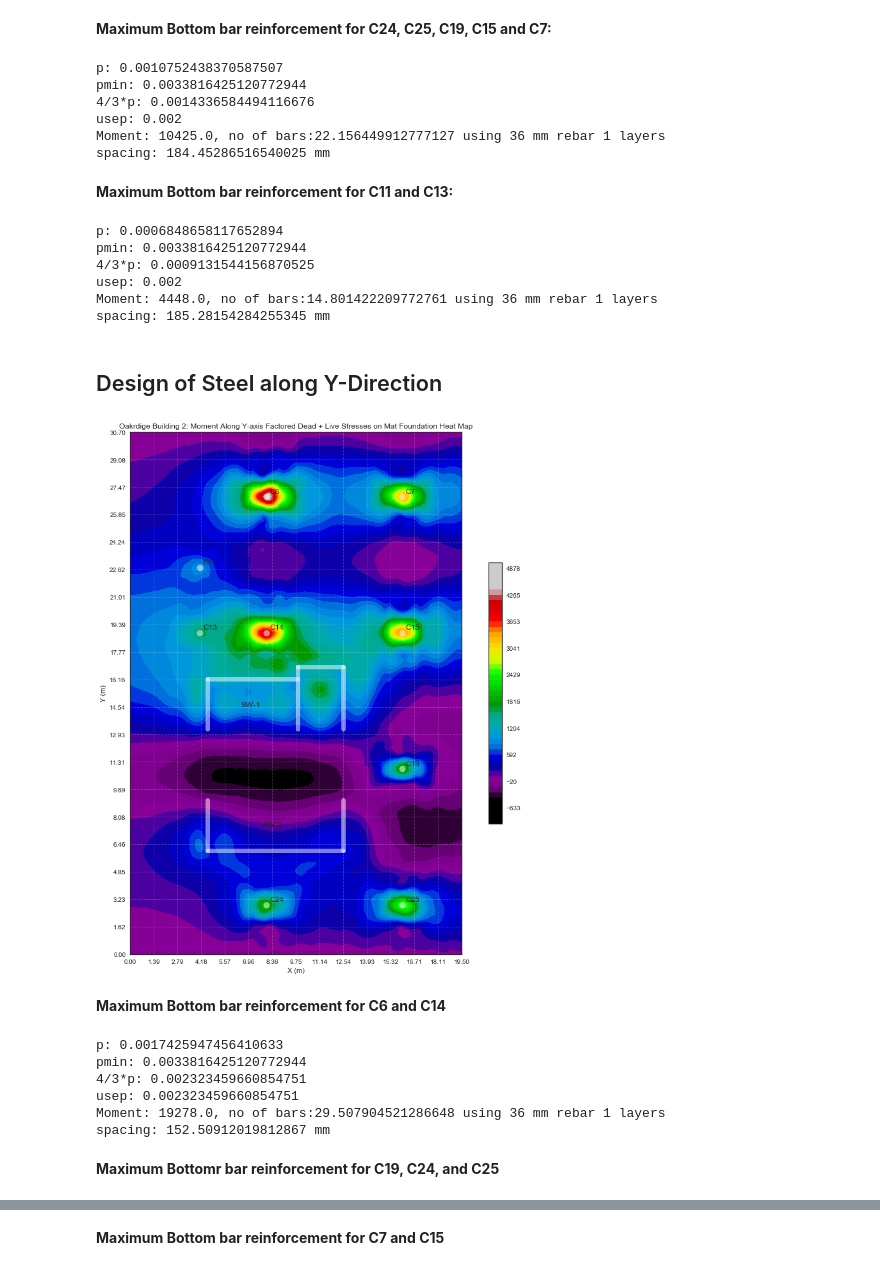
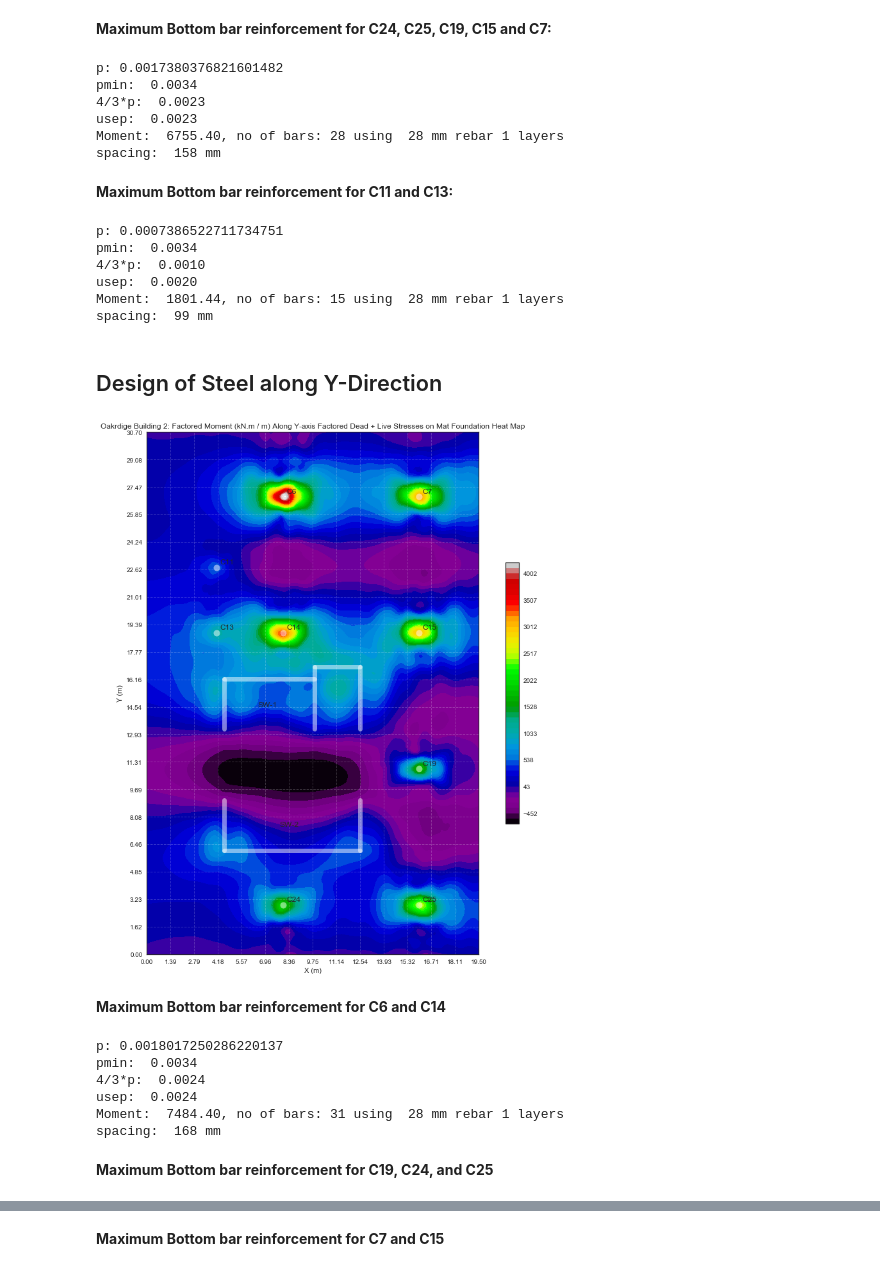
Before and after one commit to mjamezquidilla/MatFoundationAnalysis, a Jupyter notebook: Mat_Foundation_Analysis.ipynb, the cells around one changed output, grey strips where cells are left out. Cells and saved outputs as stored; diff of their text form; code cells hidden in the pictures.

```diff
--- a/Mat_Foundation_Analysis.ipynb
+++ b/Mat_Foundation_Analysis.ipynb
@@ -72,50 +101,50 @@ spacing: 121.32409411956158 mm
 # %% [markdown]
 __Maximum Bottom bar reinforcement for C24, C25, C19, C15 and C7:__
 # %%
-Moment = 3*1.39*2500
-design_steel_rein(Mu = Moment, b = 4850, d = 2400, db = 36, layers = 1, cover = 75)
+Moment = 1.62*1.39*3000
+design_steel_rein(Mu = Moment, b = 5200, d = 1500, db = 28, layers = 1, cover = 75)
 # %% [output]
-p: 0.0010752438370587507
-pmin: 0.0033816425120772944
-4/3*p: 0.0014336584494116676
-usep: 0.002
-Moment: 10425.0, no of bars:22.156449912777127 using 36 mm rebar 1 layers
-spacing: 184.45286516540025 mm
+p: 0.0017380376821601482
+pmin:  0.0034
+4/3*p:  0.0023
+usep:  0.0023
+Moment:  6755.40, no of bars: 28 using  28 mm rebar 1 layers
+spacing:  158 mm
 # %% [markdown]
 __Maximum Bottom bar reinforcement for C11 and C13:__
 # %%
-Moment = 2*1.39*1600
-design_steel_rein(Mu = Moment, b = 2*1620, d = 2400, db = 36, layers = 1, cover = 75)
+Moment = 1.62*1.39*800
+design_steel_rein(Mu = Moment, b = 2*1620, d = 1500, db = 28, layers = 1, cover = 75)
 # %% [output]
-p: 0.0006848658117652894
-pmin: 0.0033816425120772944
-4/3*p: 0.0009131544156870525
-usep: 0.002
-Moment: 4448.0, no of bars:14.801422209772761 using 36 mm rebar 1 layers
-spacing: 185.28154284255345 mm
+p: 0.0007386522711734751
+pmin:  0.0034
+4/3*p:  0.0010
+usep:  0.0020
+Moment:  1801.44, no of bars: 15 using  28 mm rebar 1 layers
+spacing:  99 mm
 # %% [markdown]
 ## Design of Steel along Y-Direction
 # %%
-plot_contour_map(file_name='ShellForcesCLEAN.xlsx',
+plot_contour_map(file_name='ShellForcesCLEAN-1500mm.xlsx',
                 stress_name = 'M22',
-                level = [-1000, 5000, 50],
+                level = [-650, 4200, 50],
                 color = 'nipy_spectral',
-                title = 'Oakrdige Building 2: Moment Along Y-axis Factored Dead + Live Stresses on Mat Foundation Heat Map',
+                title = 'Oakrdige Building 2: Factored Moment (kN.m / m) Along Y-axis Factored Dead + Live Stresses on Mat Foundation Heat Map',
                 fsize = [15,15])
 # %% [output]
-[figure, old version]
+[figure, new version]
 # %% [markdown]
 __Maximum Bottom bar reinforcement for C6 and C14__
 # %%
-Moment = 4*1.62*1500 + 2*1.62/2*3500 + 2*1.62*1200
-design_steel_rein(Mu = Moment, b = 4*1390, d = 2400, db = 36, layers = 1, cover = 75)
+Moment = 1.32*1.62*3500
+design_steel_rein(Mu = Moment, b = 4*1390, d = 1500, db = 28, layers = 1, cover = 75)
 # %% [output]
-p: 0.0017425947456410633
-pmin: 0.0033816425120772944
-4/3*p: 0.002323459660854751
-usep: 0.002323459660854751
-Moment: 19278.0, no of bars:29.507904521286648 using 36 mm rebar 1 layers
-spacing: 152.50912019812867 mm
+p: 0.0018017250286220137
+pmin:  0.0034
+4/3*p:  0.0024
+usep:  0.0024
+Moment:  7484.40, no of bars: 31 using  28 mm rebar 1 layers
+spacing:  168 mm
 # %% [markdown]
-__Maximum Bottomr bar reinforcement for C19, C24, and C25__
+__Maximum Bottom bar reinforcement for C19, C24, and C25__
 # %%
```
Also changed, not shown: parts of 19 cells of this notebook, 18 other files.
